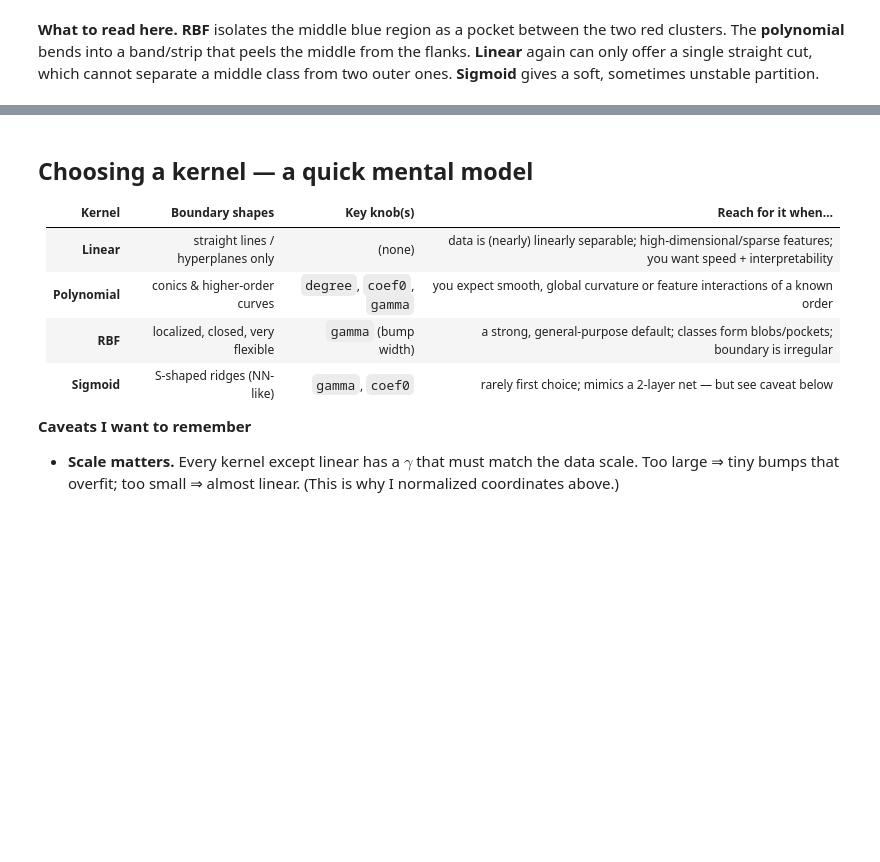
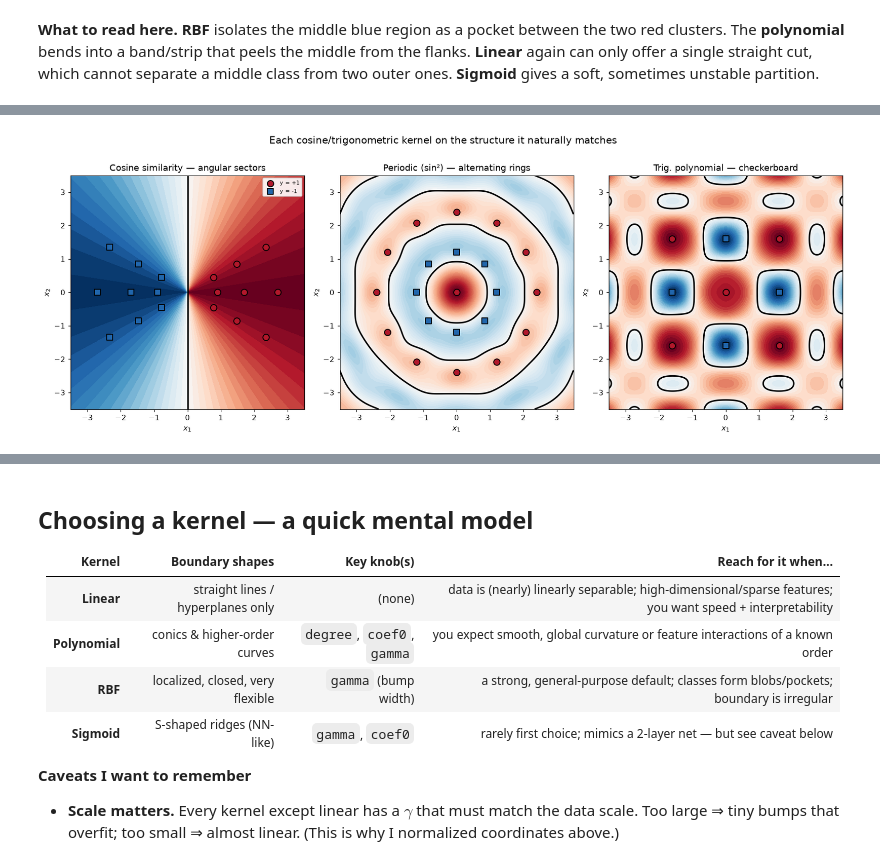
Before and after one commit to panjunbiao/cs-notes, a Jupyter notebook: notes/support-vector-machine/kernel-boundaries/index.ipynb, the cells around one changed output, grey strips where cells are left out. Cells and saved outputs as stored; diff of their text form; code cells hidden in the pictures; blank space fills up the shorter version.

```diff
--- a/notes/support-vector-machine/kernel-boundaries/index.ipynb
+++ b/notes/support-vector-machine/kernel-boundaries/index.ipynb
@@ -234,0 +326,48 @@ show_kernels(blob_L, blob_y, blob_kernels,
+# %%
+# (a) angular sectors — red to the RIGHT, blue to the LEFT, at several radii.
+# (Cosine is direction-only, so the SAME angle at any radius shares a class;
+#  keeping each class to one side avoids antipodal cancellation.)
+def fan(angles, radii, label):
+    pts = [[r * np.cos(np.deg2rad(a)), r * np.sin(np.deg2rad(a))]
+           for a in angles for r in radii]
+    return np.array(pts, float), np.full(len(angles) * len(radii), label)
+cos_Lr, cos_yr = fan([-30, 0, 30], [0.9, 1.7, 2.7], +1)     # right half
+cos_Lb, cos_yb = fan([150, 180, 210], [0.9, 1.7, 2.7], -1)  # left half
+cos_L = np.vstack([cos_Lr, cos_Lb]); cos_y = np.concatenate([cos_yr, cos_yb])
+
+# (b) alternating concentric rings  → periodic wraps repeating loops.
+# Same-class rings sit at radii 0 and 2.4, so the period p = 2.4 lines the
+# kernel's peaks up with them (and its trough with the −1 ring at 1.2).
+c_L = np.array([[0.0, 0.0]]); c_y = np.array([+1])
+r1_L, r1_y = ring(8, 1.2, -1)
+r2_L, r2_y = ring(12, 2.4, +1)
+per_L = np.vstack([c_L, r1_L, r2_L]); per_y = np.concatenate([c_y, r1_y, r2_y])
+
+# (c) checkerboard  → trig-polynomial tiles the plane
+step = 1.6
+cb_L, cb_y = [], []
+for i in (-1, 0, 1):
+    for j in (-1, 0, 1):
+        cb_L.append([i * step, j * step])
+        cb_y.append(+1 if (i + j) % 2 == 0 else -1)
+cb_L = np.array(cb_L, float); cb_y = np.array(cb_y)
+
+demos = [
+    ("Cosine similarity — angular sectors", cos_L, cos_y,
+     lambda X, L: k_cosine(X, L)),
+    ("Periodic (sin²) — alternating rings", per_L, per_y,
+     lambda X, L: k_periodic(X, L, period=2.4, length=0.9)),
+    ("Trig. polynomial — checkerboard", cb_L, cb_y,
+     lambda X, L: k_trig_poly(X, L, degree=4, w=1.15)),
+]
+
+fig, axes = plt.subplots(1, 3, figsize=(15, 5.3))
+for ax, (name, L, yy, kern) in zip(axes, demos):
+    field = decision_field(GRID, L, yy, kern)
+    plot_field(ax, field, L, yy, title=name)
+axes[0].legend(loc="upper right", fontsize=7, framealpha=0.9)
+fig.suptitle("Each cosine/trigonometric kernel on the structure it naturally matches",
+             y=1.02, fontsize=13)
+plt.tight_layout(); plt.show()
+# %% [output]
+[figure, added]
```
Also changed, not shown: parts of 8 cells of this notebook.
